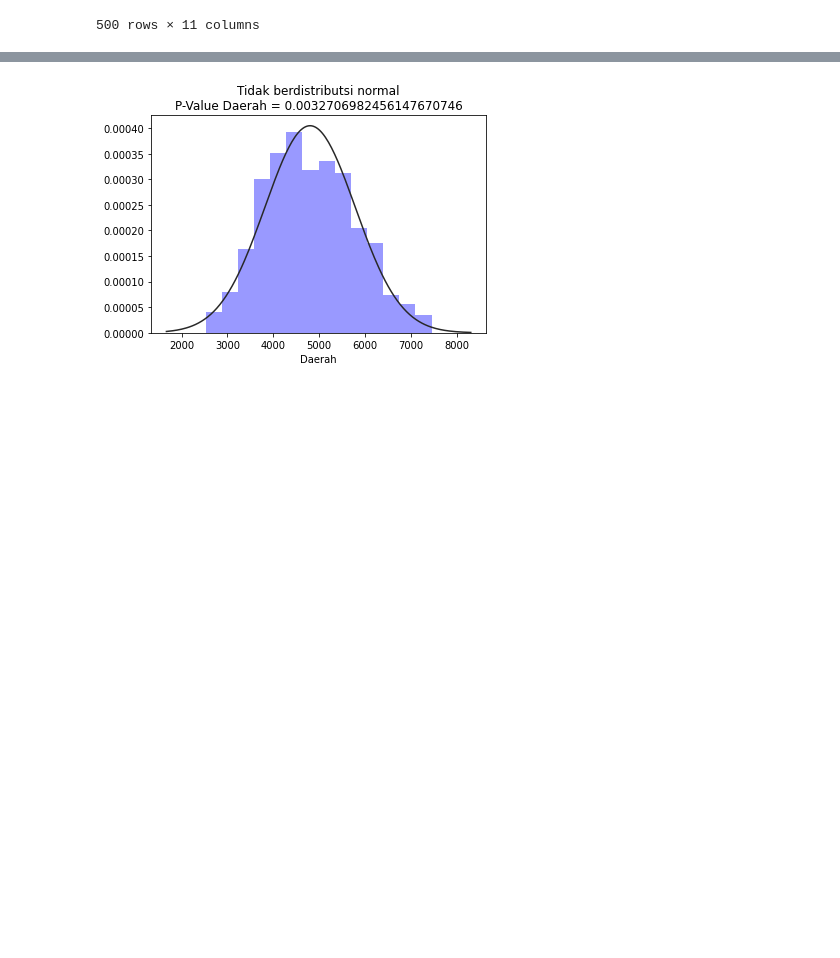
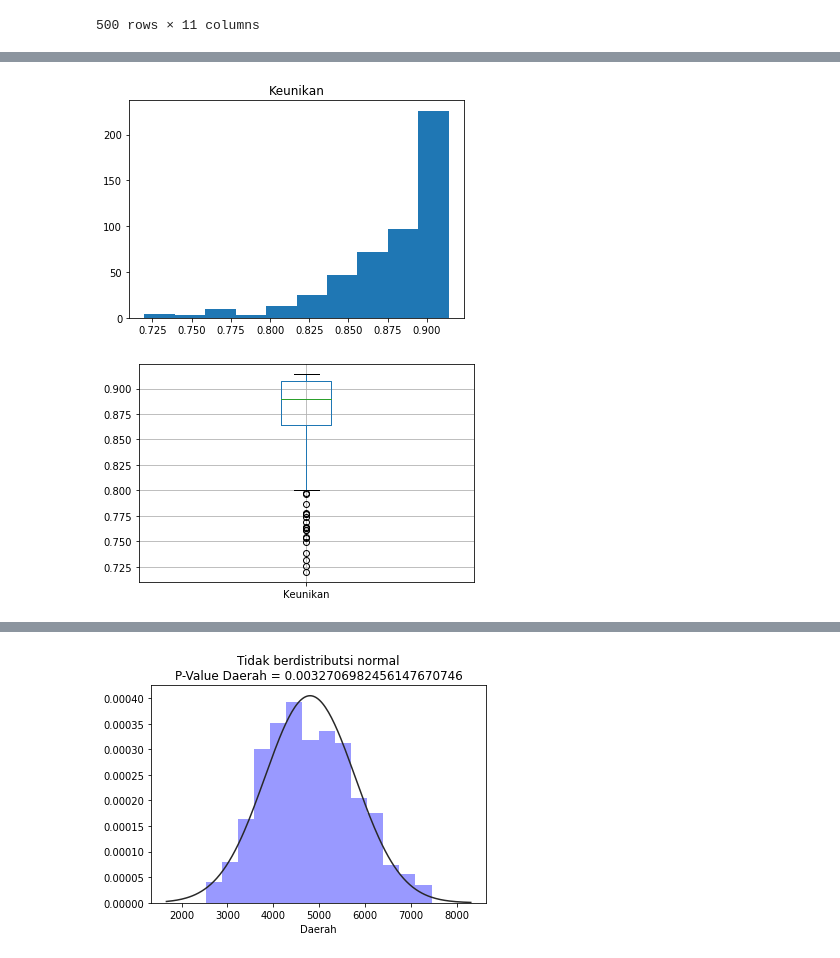
Before and after one commit to benidictusgalihmp/IF2220-Tubes1-Hipotesis, a Jupyter notebook: main.ipynb, the cells around one changed output, grey strips where cells are left out. Cells and saved outputs as stored; diff of their text form; code cells hidden in the pictures; blank space fills up the shorter version.

```diff
--- a/main.ipynb
+++ b/main.ipynb
@@ -98,0 +123,15 @@ for line in datacsv:
+# %%
+# Keunikan
+pylt.figure()
+
+# Histogram
+pylt.hist(datacsv["Keunikan"])
+pylt.title("Keunikan")
+pylt.show()
+
+# Box Plot
+datacsv.boxplot(["Keunikan"])
+pylt.show()
+# %% [output]
+[figure, added]
+[figure, added]
```
Also changed, not shown: parts of 24 cells of this notebook.
